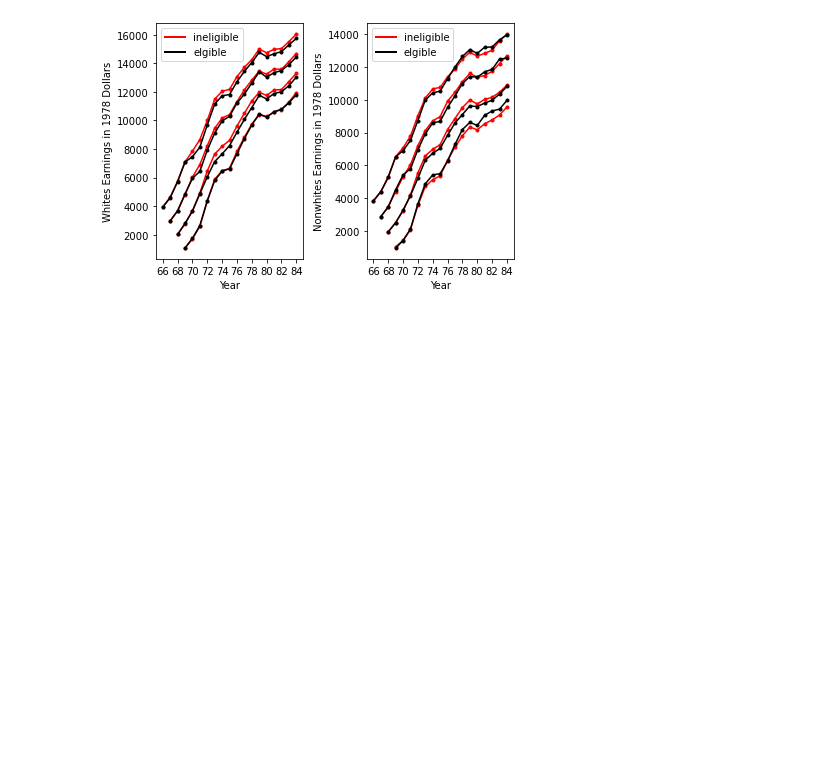
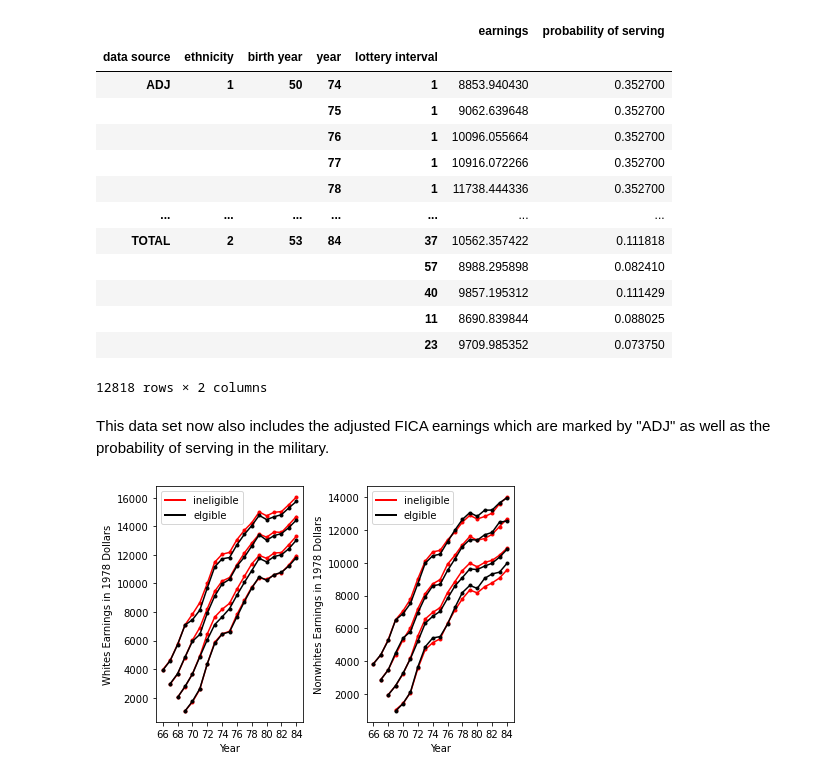
Before and after one commit to Pascalheid/microeconometrics-course-project-Pascalheid, a Jupyter notebook: Angrist_1990.ipynb, the cells around one changed output. Cells and saved outputs as stored; diff of their text form; code cells hidden in the pictures; blank space fills up the shorter version.

```diff
--- a/Angrist_1990.ipynb
+++ b/Angrist_1990.ipynb
@@ -8,3 +110,22 @@ warnings.filterwarnings('ignore')
+# %%
+process_data("cwhsc_new")
+# %% [output]
+|  |  |  |  |  | earnings | probability of serving |
+| data source | ethnicity | birth year | year | lottery interval |  |  |
+| ADJ | 1 | 50 | 74 | 1 | 8853.940430 | 0.352700 |
+|  |  |  | 75 | 1 | 9062.639648 | 0.352700 |
+|  |  |  | 76 | 1 | 10096.055664 | 0.352700 |
+|  |  |  | 77 | 1 | 10916.072266 | 0.352700 |
+|  |  |  | 78 | 1 | 11738.444336 | 0.352700 |
+| ... | ... | ... | ... | ... | ... | ... |
+| TOTAL | 2 | 53 | 84 | 37 | 10562.357422 | 0.111818 |
+|  |  |  |  | 57 | 8988.295898 | 0.082410 |
+|  |  |  |  | 40 | 9857.195312 | 0.111429 |
+|  |  |  |  | 11 | 8690.839844 | 0.088025 |
+|  |  |  |  | 23 | 9709.985352 | 0.073750 |
+12818 rows × 2 columns
+# %% [markdown]
+This data set now also includes the adjusted FICA earnings which are marked by "ADJ" as well as the probability of serving in the military.
 # %%
 get_figure1()
 # %% [output]
```
Also changed, not shown: parts of 15 cells of this notebook, 1 other file.
